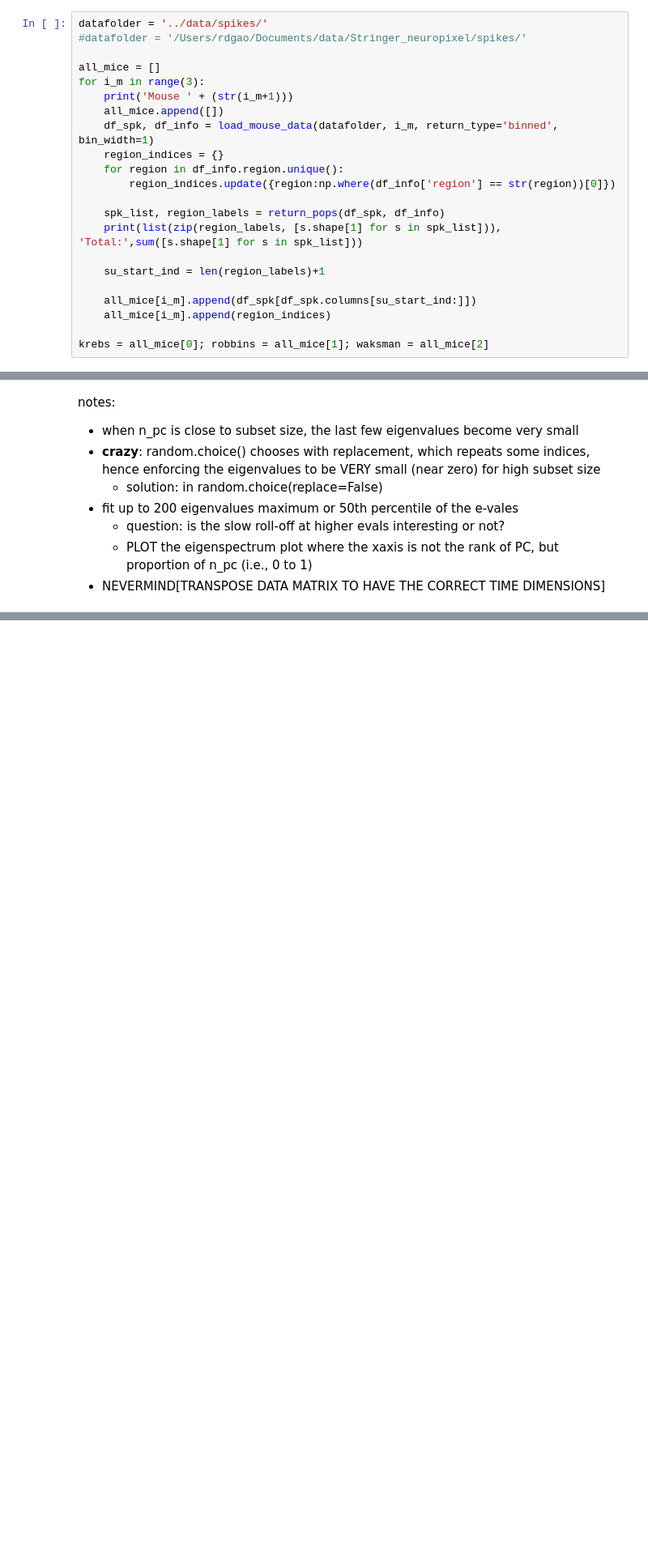
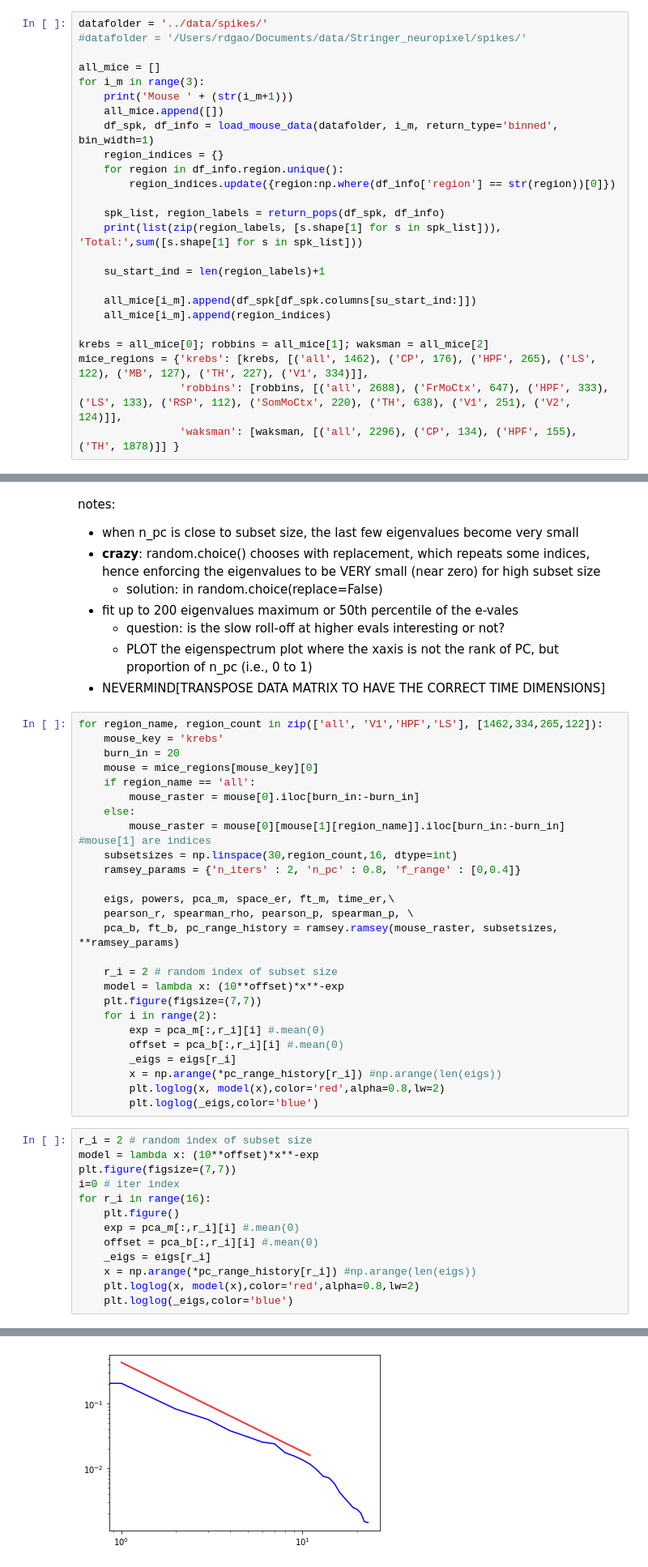
Before and after one commit to voytekresearch/galaxybrain, a Jupyter notebook: notebooks/DataDiagnostic.ipynb, the cells around one changed output, grey strips where cells are left out. Shown at 81% size. Saved outputs shown, nothing was run; the diff lists cells and outputs as text; blank space fills up the shorter version.

```diff
--- a/notebooks/DataDiagnostic.ipynb
+++ b/notebooks/DataDiagnostic.ipynb
@@ -44,6 +44,9 @@ for i_m in range(3):
     all_mice[i_m].append(region_indices)
 
 krebs = all_mice[0]; robbins = all_mice[1]; waksman = all_mice[2]
+mice_regions = {'krebs': [krebs, [('all', 1462), ('CP', 176), ('HPF', 265), ('LS', 122), ('MB', 127), ('TH', 227), ('V1', 334)]],
+                'robbins': [robbins, [('all', 2688), ('FrMoCtx', 647), ('HPF', 333), ('LS', 133), ('RSP', 112), ('SomMoCtx', 220), ('TH', 638), ('V1', 251), ('V2', 124)]],
+                'waksman': [waksman, [('all', 2296), ('CP', 134), ('HPF', 155), ('TH', 1878)]] }
 # %% [output]
 Mouse 1
 Grabbing Spikes...
@@ -173,3 +176,43 @@ notes:
     - question: is the slow roll-off at higher evals interesting or not?
     - PLOT the eigenspectrum plot where the xaxis is not the rank of PC, but proportion of n_pc (i.e., 0 to 1)
 - NEVERMIND[TRANSPOSE DATA MATRIX TO HAVE THE CORRECT TIME DIMENSIONS]
+# %%
+for region_name, region_count in zip(['all', 'V1','HPF','LS'], [1462,334,265,122]):
+    mouse_key = 'krebs'
+    burn_in = 20
+    mouse = mice_regions[mouse_key][0]
+    if region_name == 'all':
+        mouse_raster = mouse[0].iloc[burn_in:-burn_in]
+    else:
+        mouse_raster = mouse[0][mouse[1][region_name]].iloc[burn_in:-burn_in] #mouse[1] are indices
+    subsetsizes = np.linspace(30,region_count,16, dtype=int)
+    ramsey_params = {'n_iters' : 2, 'n_pc' : 0.8, 'f_range' : [0,0.4]}
+
+    eigs, powers, pca_m, space_er, ft_m, time_er,\
+    pearson_r, spearman_rho, pearson_p, spearman_p, \
+    pca_b, ft_b, pc_range_history = ramsey.ramsey(mouse_raster, subsetsizes, **ramsey_params)
+
+    r_i = 2 # random index of subset size
+    model = lambda x: (10**offset)*x**-exp
+    plt.figure(figsize=(7,7))
+    for i in range(2):
+        exp = pca_m[:,r_i][i] #.mean(0)
+        offset = pca_b[:,r_i][i] #.mean(0)
+        _eigs = eigs[r_i]
+        x = np.arange(*pc_range_history[r_i]) #np.arange(len(eigs))
+        plt.loglog(x, model(x),color='red',alpha=0.8,lw=2)
+        plt.loglog(_eigs,color='blue')
+# %%
+r_i = 2 # random index of subset size
+model = lambda x: (10**offset)*x**-exp
+plt.figure(figsize=(7,7))
+i=0 # iter index
+for r_i in range(16):
+    plt.figure()
+    exp = pca_m[:,r_i][i] #.mean(0)
+    offset = pca_b[:,r_i][i] #.mean(0)
+    _eigs = eigs[r_i]
+    x = np.arange(*pc_range_history[r_i]) #np.arange(len(eigs))
+    plt.loglog(x, model(x),color='red',alpha=0.8,lw=2)
+    plt.loglog(_eigs,color='blue')
+# %% [output]
@@ -175,0 +220 @@ notes:
+[figure, added]
```
Also changed, not shown: parts of 2 cells of this notebook, 2 other files.
